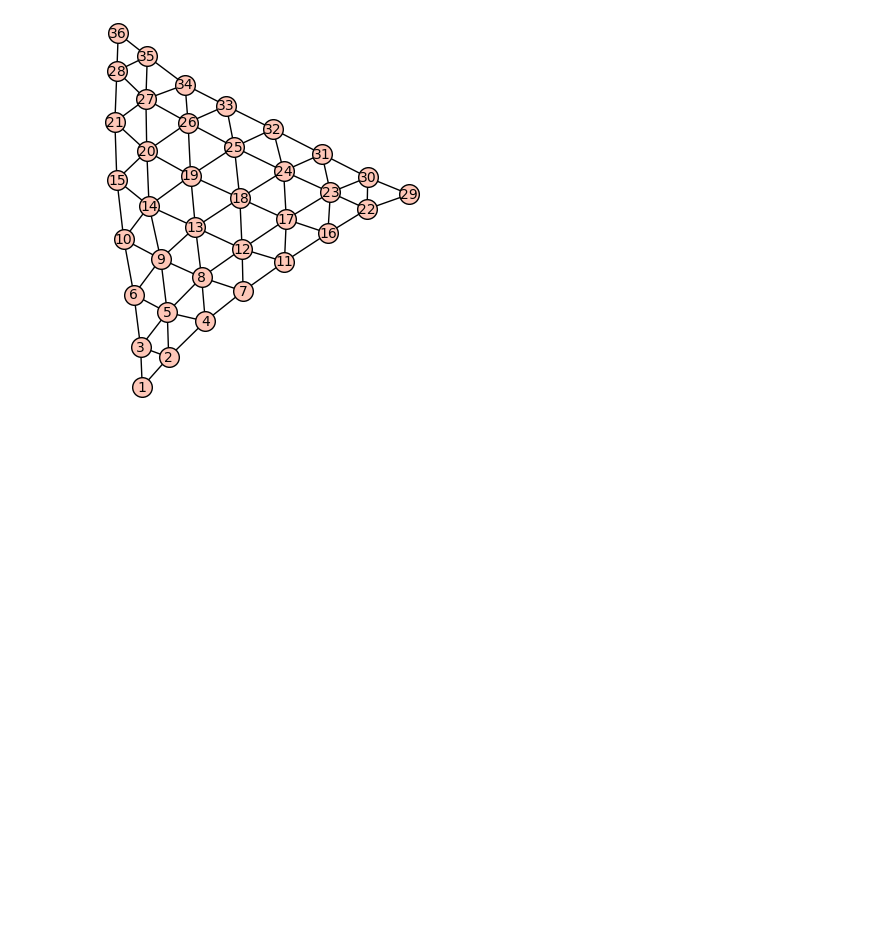
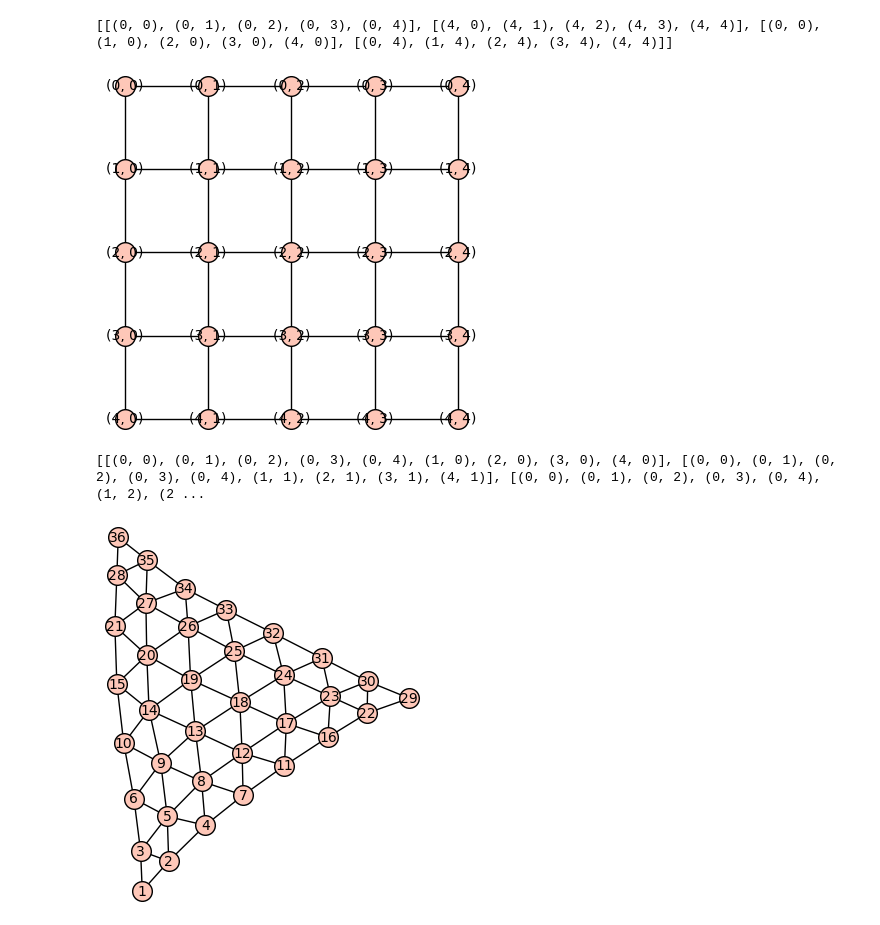
Before and after one commit to JackHanke/minimal-inscribed-polyforms, a Jupyter notebook: thesis/minimals alg.ipynb, the cells around one changed output. Drawn from its saved outputs; the diff is of its cells as text; code cells hidden in the pictures; blank space fills up the shorter version.

```diff
--- a/thesis/minimals alg.ipynb
+++ b/thesis/minimals alg.ipynb
@@ -32,4 +26,47 @@ def minimals(graph_dict,inclusions,limit,exclusions=None,show=False,timeit=False
     return total
+# %%
+
+width = 5
+height = 5
+graph_dict = graphs.Grid2dGraph(height,width)
+inclusions = [
+    [(0,i) for i in range(width)],
+    [(height-1,i) for i in range(width)],
+    [(i,0) for i in range(height)],
+    [(i,width-1) for i in range(height)]
+]
+
+print(inclusions)
+
+graph_dict.show()
+
+def minimals_list(graph_dict,inclusions,limit,exclusions=None,show=False,timeit=False):
+    if exclusions is None:
+        exclusions = []
+    inclusions.append([-1])
+    total_minimals = []
+    subgraphs = graph_dict.connected_subgraph_iterator(k=limit, vertices_only=True)
+    for subgraph in subgraphs:
+        if len(subgraph) == limit:
+            for include in inclusions:
+                if include[0] == -1:
+                    total_minimals.append(subgraph)
+                    if show:
+                        # graph_dict.show(vertex_colors = {(0.5,1,1): subgraph})
+                        print(graph_dict)
+                if not(bool(set(subgraph).intersection(include))): break
+                if bool(set(subgraph).intersection(exclusions)): break
+    return total_minimals
+
+total_minimals = minimals_list(graph_dict, inclusions, width+height-1)
+print(total_minimals)
+# print(total_minimals[:50])
+# print(total_minimals[200:])
+# print(len(total_minimals))
+# %% [output]
+[[(0, 0), (0, 1), (0, 2), (0, 3), (0, 4)], [(4, 0), (4, 1), (4, 2), (4, 3), (4, 4)], [(0, 0), (1, 0), (2, 0), (3, 0), (4, 0)], [(0, 4), (1, 4), (2, 4), (3, 4), (4, 4)]]
+[figure, added]
+[[(0, 0), (0, 1), (0, 2), (0, 3), (0, 4), (1, 0), (2, 0), (3, 0), (4, 0)], [(0, 0), (0, 1), (0, 2), (0, 3), (0, 4), (1, 1), (2, 1), (3, 1), (4, 1)], [(0, 0), (0, 1), (0, 2), (0, 3), (0, 4), (1, 2), (2 ...
 # %%
 #takes dictionary X and list of dictionaries Y, returns number of minimal inclusion subgraphs,
 #limiting length of subgraph and indicating progress with prog
```
Also changed, not shown: parts of 1 cell of this notebook, 3 other files.
